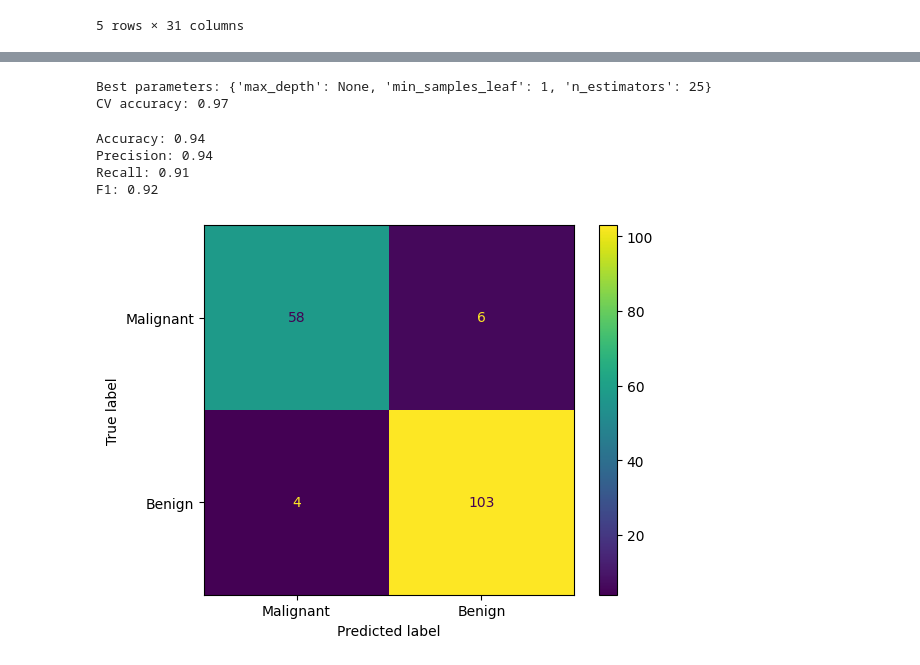
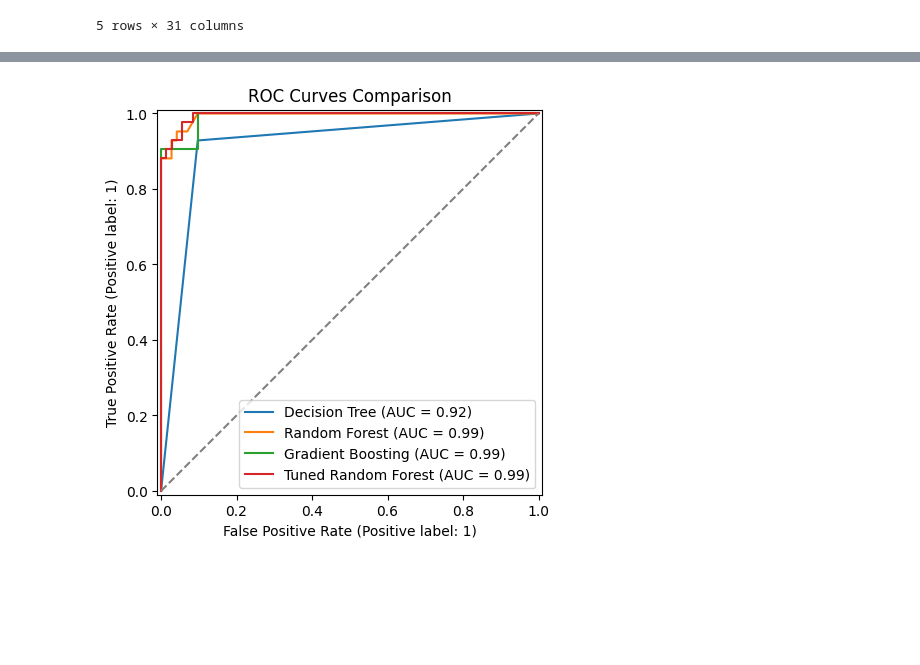
Before and after one commit to Jelisejs-accenture/Bootcamp_Accenture_JB, a Jupyter notebook: day 3/Day3 - Breast Cancer Classification.ipynb, the cells around one changed output, grey strips where cells are left out. Cells and saved outputs as stored; diff of their text form; code cells hidden in the pictures; blank space fills up the shorter version.

```diff
--- a/day 3/Day3 - Breast Cancer Classification.ipynb
+++ b/day 3/Day3 - Breast Cancer Classification.ipynb
@@ -66,52 +110,19 @@ pd.DataFrame(results).round(2)
-# %%
-from sklearn.model_selection import GridSearchCV
-
-# Try different Random Forest settings
-params = {
-    'n_estimators': [10, 25, 50],
-    'max_depth': [None, 3, 5],
-    'min_samples_leaf': [1, 3, 5]
-}
-
-search = GridSearchCV(
-    RandomForestClassifier(random_state=42),
-    params,
-    cv=5,
-    scoring='accuracy'
-)
-
-search.fit(X_train, y_train)
-
-print('Best parameters:', search.best_params_)
-print('CV accuracy:', round(search.best_score_, 2))
-# %% [output]
-Best parameters: {'max_depth': None, 'min_samples_leaf': 1, 'n_estimators': 25}
-CV accuracy: 0.97
-# %%
-# Evaluate the tuned Random Forest
-best_forest = search.best_estimator_
-best_pred = best_forest.predict(X_test)
-
-print('Accuracy:', round(accuracy_score(y_test, best_pred), 2))
-print('Precision:', round(precision_score(y_test, best_pred, pos_label=0), 2))
-print('Recall:', round(recall_score(y_test, best_pred, pos_label=0), 2))
-print('F1:', round(f1_score(y_test, best_pred, pos_label=0), 2))
-# %% [output]
-Accuracy: 0.94
-Precision: 0.94
-Recall: 0.91
-F1: 0.92
-# %%
-from sklearn.metrics import ConfusionMatrixDisplay
-import matplotlib.pyplot as mat
-
-# Show correct and incorrect predictions
-ConfusionMatrixDisplay.from_predictions(
-    y_test, best_pred,
-    labels=[0, 1],
-    display_labels=['Malignant', 'Benign']
-)
-
-mat.show()
-# %% [output]
-[figure, removed]
+# %%
+fig, ax = mat.subplots(figsize=(8, 5))
+
+for name, model in models.items():
+    probabilities = model.predict_proba(X_test)[:, 0]
+
+    RocCurveDisplay.from_predictions(
+        y_test == 0,
+        probabilities,
+        name=name,
+        ax=ax
+    )
+
+ax.plot([0, 1], [0, 1], '--', color='gray')
+ax.set_title('ROC Curves Comparison')
+
+mat.show()
+# %% [output]
+[figure, added]
```
Also changed, not shown: parts of 11 cells of this notebook.
